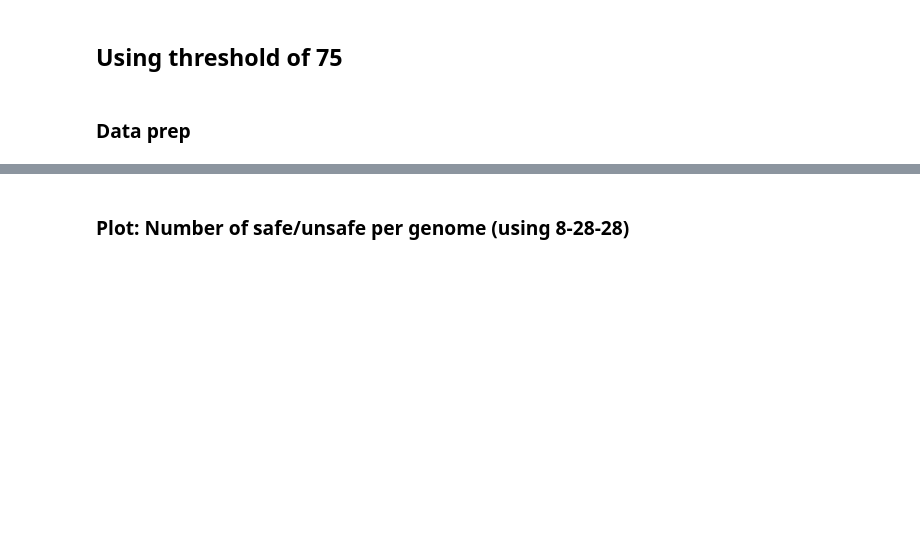
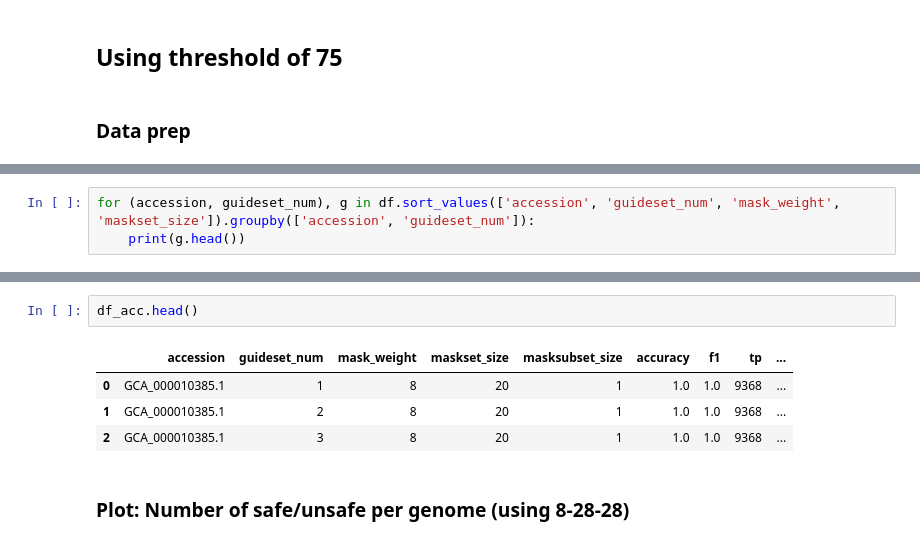
Before and after one commit to Darragh-Nugent/Crackling_Mask_search, a Jupyter notebook: scoring.ipynb, the cells around one changed output, grey strips where cells are left out. Drawn from its saved outputs; the diff is of its cells as text; blank space fills up the shorter version.

```diff
--- a/scoring.ipynb
+++ b/scoring.ipynb
@@ -675,0 +766,3 @@ df[(df['accession'] == 'GCA_000010385.1') & (df['mask_weight'] == 8) & (df['mask
+# %%
+for (accession, guideset_num), g in df.sort_values(['accession', 'guideset_num', 'mask_weight', 'maskset_size']).groupby(['accession', 'guideset_num']):
+    print(g.head())
@@ -737,3 +869,10 @@ print(df_acc.shape)
+# %%
+df_acc.head()
+# %% [output]
+|  | accession | guideset_num | mask_weight | maskset_size | masksubset_size | accuracy | f1 | tp | ... |
+| 0 | GCA_000010385.1 | 1 | 8 | 20 | 1 | 1.0 | 1.0 | 9368 | ... |
+| 1 | GCA_000010385.1 | 2 | 8 | 20 | 1 | 1.0 | 1.0 | 9368 | ... |
+| 2 | GCA_000010385.1 | 3 | 8 | 20 | 1 | 1.0 | 1.0 | 9368 | ... |
 # %% [markdown]
 ### Plot: Number of safe/unsafe per genome (using 8-28-28)
 # %%
```
Also changed, not shown: parts of 16 cells of this notebook, 15 other files.
